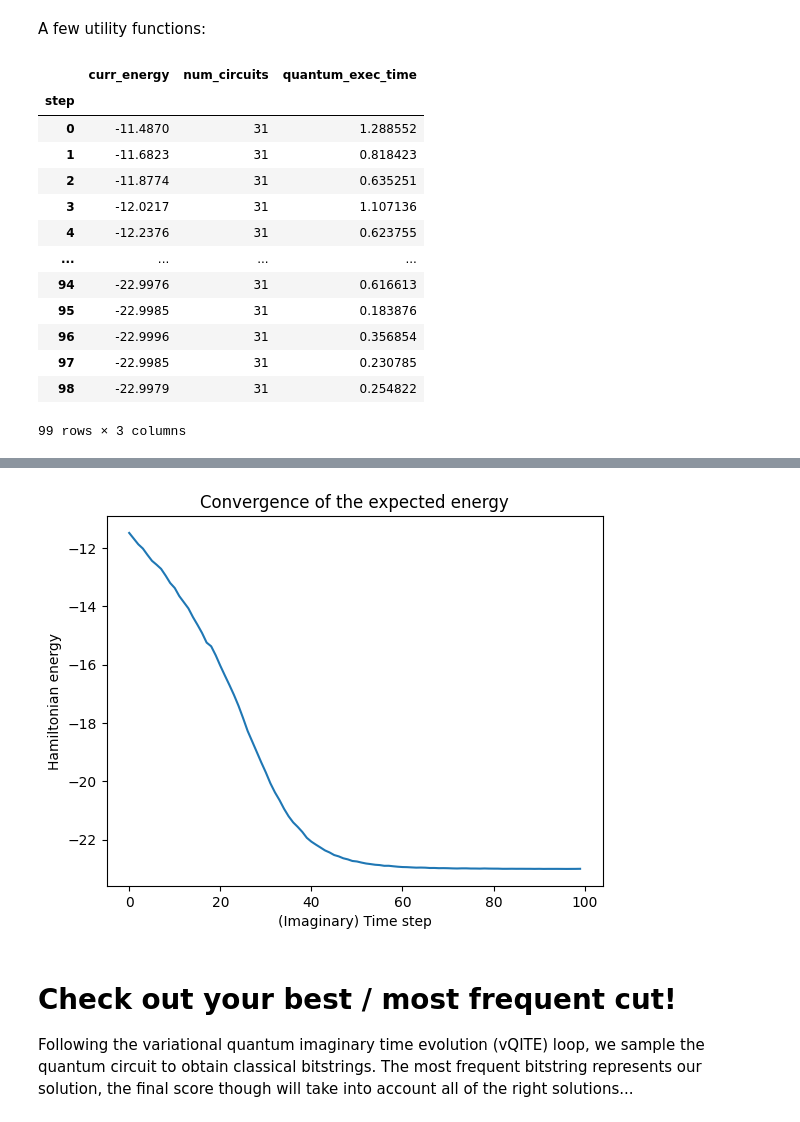
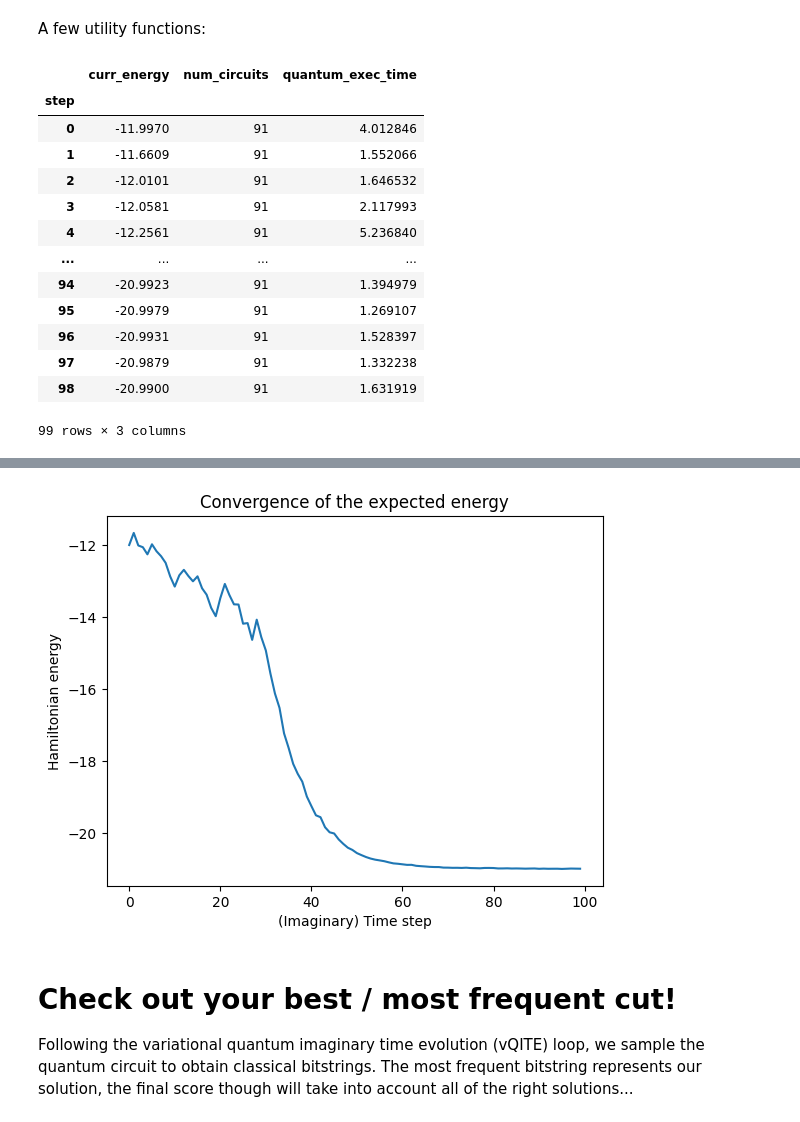
Before and after one commit to king-p3nguin/IonQ-VQI-FLIQ-2025, a Jupyter notebook: IonQ VQI FLIQ 2025.ipynb, the cells around one changed output, grey strips where cells are left out. Cells and saved outputs as stored; diff of their text form; code cells hidden in the pictures.

Commit message:
add solution for graph 5 (score: 0.68381)

```diff
--- a/IonQ VQI FLIQ 2025.ipynb
+++ b/IonQ VQI FLIQ 2025.ipynb
@@ -205,6 +205,6 @@ graph8 = defective_grid_4x4()
 # %% [markdown]
 # Input graph
 # %%
-graph = graph8
+graph = graph5
 print(graph)
 # %% [output]
@@ -307,19 +307,22 @@ def build_ansatz(graph: nx.Graph) -> QuantumCircuit:
 
     # find a random root
     rng = np.random.default_rng(seed=1)
-    random_root = rng.choice(list(graph.nodes))
-    # do bfs search to find a spanning tree
-    bfs_tree = nx.bfs_tree(graph, source=random_root)
-    # apply gates to pairs of nodes in the bfs tree
-    theta = ParameterVector(r"$\theta$", bfs_tree.number_of_edges())
-    for t, (u, v) in zip(theta, bfs_tree.edges):
-        ansatz.s(v)
-        ansatz.h(v)
-        ansatz.cx(u, v)
-        ansatz.rz(t, v)
-        # ansatz.cx(u, v) # somehow commenting out here still works (>0.9 score for graph 1, 2, 3, 4, and 8)
-        ansatz.h(v)
-        ansatz.sdg(v)
+    # num_rounds = 1 # >0.9 score for graph 1, 2, 3, 4, and 8
+    num_rounds = 3 # graph 5
+    for round in range(num_rounds):
+        random_root = rng.choice(list(graph.nodes))
+        # do bfs search to find a spanning tree
+        bfs_tree = nx.bfs_tree(graph, source=random_root)
+        # apply gates to pairs of nodes in the bfs tree
+        theta = ParameterVector(fr"$\theta_{round}$", bfs_tree.number_of_edges())
+        for t, (u, v) in zip(theta, bfs_tree.edges):
+            ansatz.s(v)
+            ansatz.h(v)
+            ansatz.cx(u, v)
+            ansatz.rz(t, v)
+            ansatz.cx(u, v) # somehow commenting out here still works (>0.9 score for graph 1, 2, 3, 4, and 8)
+            ansatz.h(v)
+            ansatz.sdg(v)
     ####### truncated iHVA ansatz end
 
     ####### iHVA ansatz (works for graph 5 sometimes, very unstable)
@@ -764,22 +768,23 @@ def interpret_solution(graph, bitstring):
 
 # Set up your QITEvolver and evolve!
 qit_evolver = QITEvolver(ham, ansatz)
-qit_evolver.evolve(num_steps=100, lr=0.1, verbose=True) # lr was 0.5
+# qit_evolver.evolve(num_steps=100, lr=0.1, verbose=True) # graph 1, 2, 3, 4, and 8
+qit_evolver.evolve(num_steps=100, lr=0.2, verbose=True) # graph 5
 
 # Visualize your results!
 qit_evolver.plot_convergence()
 # %% [output]
 |  | curr_energy | num_circuits | quantum_exec_time |
 | step |  |  |  |
-| 0 | -11.4870 | 31 | 1.288552 |
-| 1 | -11.6823 | 31 | 0.818423 |
-| 2 | -11.8774 | 31 | 0.635251 |
-| 3 | -12.0217 | 31 | 1.107136 |
-| 4 | -12.2376 | 31 | 0.623755 |
+| 0 | -11.9970 | 91 | 4.012846 |
+| 1 | -11.6609 | 91 | 1.552066 |
+| 2 | -12.0101 | 91 | 1.646532 |
+| 3 | -12.0581 | 91 | 2.117993 |
+| 4 | -12.2561 | 91 | 5.236840 |
 | ... | ... | ... | ... |
-| 94 | -22.9976 | 31 | 0.616613 |
-| 95 | -22.9985 | 31 | 0.183876 |
-| 96 | -22.9996 | 31 | 0.356854 |
-| 97 | -22.9985 | 31 | 0.230785 |
-| 98 | -22.9979 | 31 | 0.254822 |
+| 94 | -20.9923 | 91 | 1.394979 |
+| 95 | -20.9979 | 91 | 1.269107 |
+| 96 | -20.9931 | 91 | 1.528397 |
+| 97 | -20.9879 | 91 | 1.332238 |
+| 98 | -20.9900 | 91 | 1.631919 |
 99 rows × 3 columns
@@ -788,4 +793,4 @@ Wall time: 1min 3s
-[figure, old version]
+[figure, new version]
 # %% [markdown]
 # Check out your best / most frequent cut!
 Following the variational quantum imaginary time evolution (vQITE) loop, we sample the quantum circuit to obtain classical bitstrings.  The most frequent bitstring represents our solution, the final score though will take into account all of the right solutions...
```
Also changed, not shown: parts of 15 cells of this notebook.
